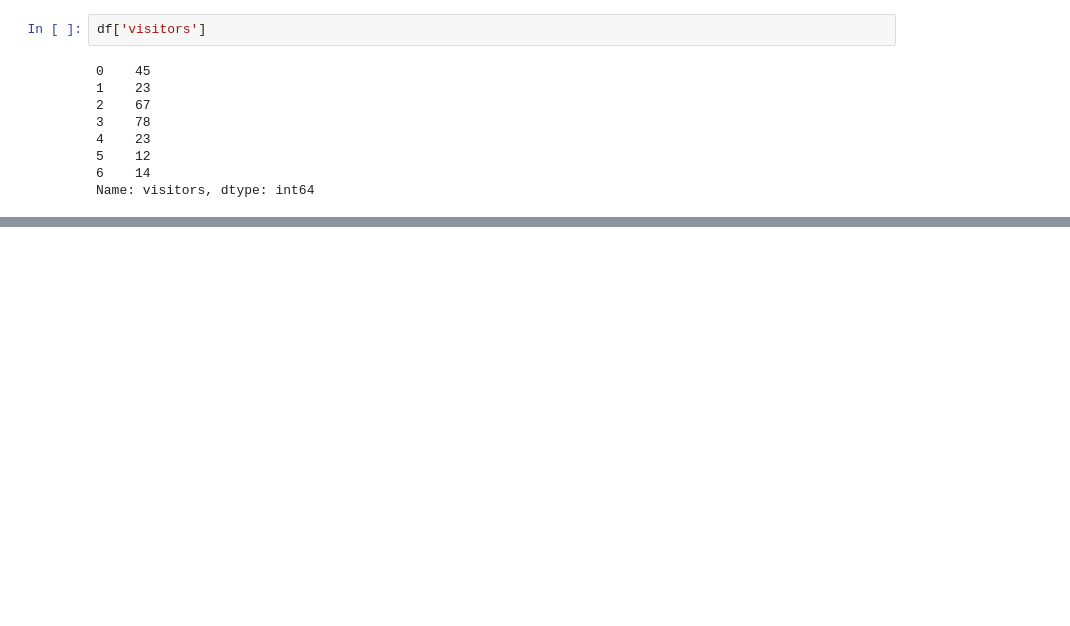
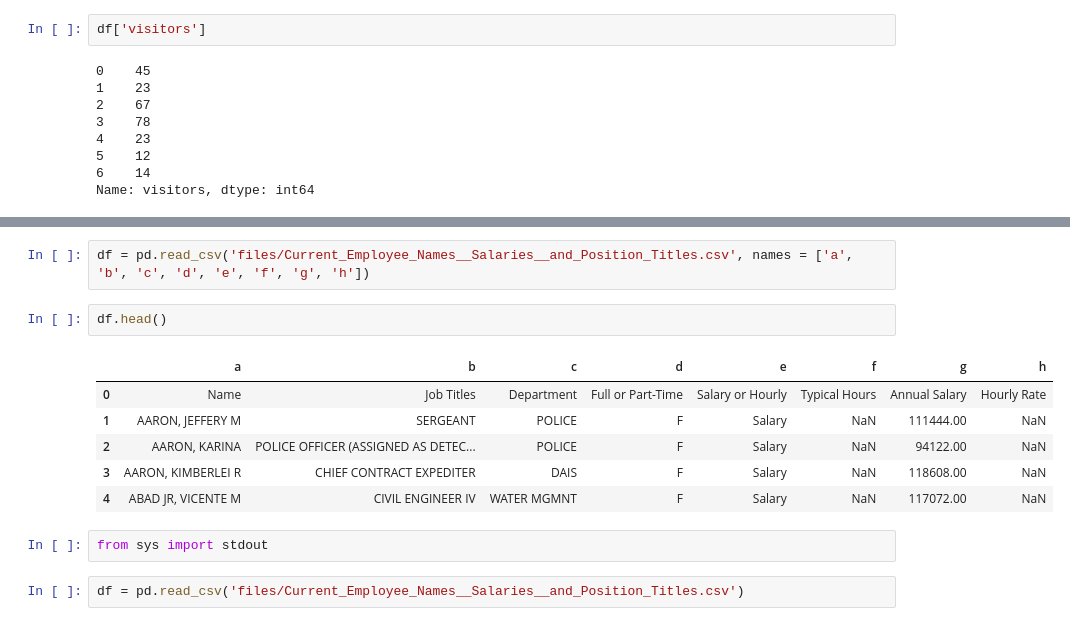
Before and after one commit to jpaulorc/Leaning-Python, a Jupyter notebook: NB00012-pandas.ipynb, the cells around one changed output, grey strips where cells are left out. Saved outputs shown, nothing was run; the diff lists cells and outputs as text; blank space fills up the shorter version.

```diff
--- a/NB00012-pandas.ipynb
+++ b/NB00012-pandas.ipynb
@@ -381,0 +407,15 @@ Name: visitors, dtype: int64
+# %%
+df = pd.read_csv('files/Current_Employee_Names__Salaries__and_Position_Titles.csv', names = ['a', 'b', 'c', 'd', 'e', 'f', 'g', 'h'])
+# %%
+df.head()
+# %% [output]
+|  | a | b | c | d | e | f | g | h |
+| 0 | Name | Job Titles | Department | Full or Part-Time | Salary or Hourly | Typical Hours | Annual Salary | Hourly Rate |
+| 1 | AARON, JEFFERY M | SERGEANT | POLICE | F | Salary | NaN | 111444.00 | NaN |
+| 2 | AARON, KARINA | POLICE OFFICER (ASSIGNED AS DETEC... | POLICE | F | Salary | NaN | 94122.00 | NaN |
+| 3 | AARON, KIMBERLEI R | CHIEF CONTRACT EXPEDITER | DAIS | F | Salary | NaN | 118608.00 | NaN |
+| 4 | ABAD JR, VICENTE M | CIVIL ENGINEER IV | WATER MGMNT | F | Salary | NaN | 117072.00 | NaN |
+# %%
+from sys import stdout
+# %%
+df = pd.read_csv('files/Current_Employee_Names__Salaries__and_Position_Titles.csv')
```
Also changed, not shown: parts of 14 cells of this notebook.
